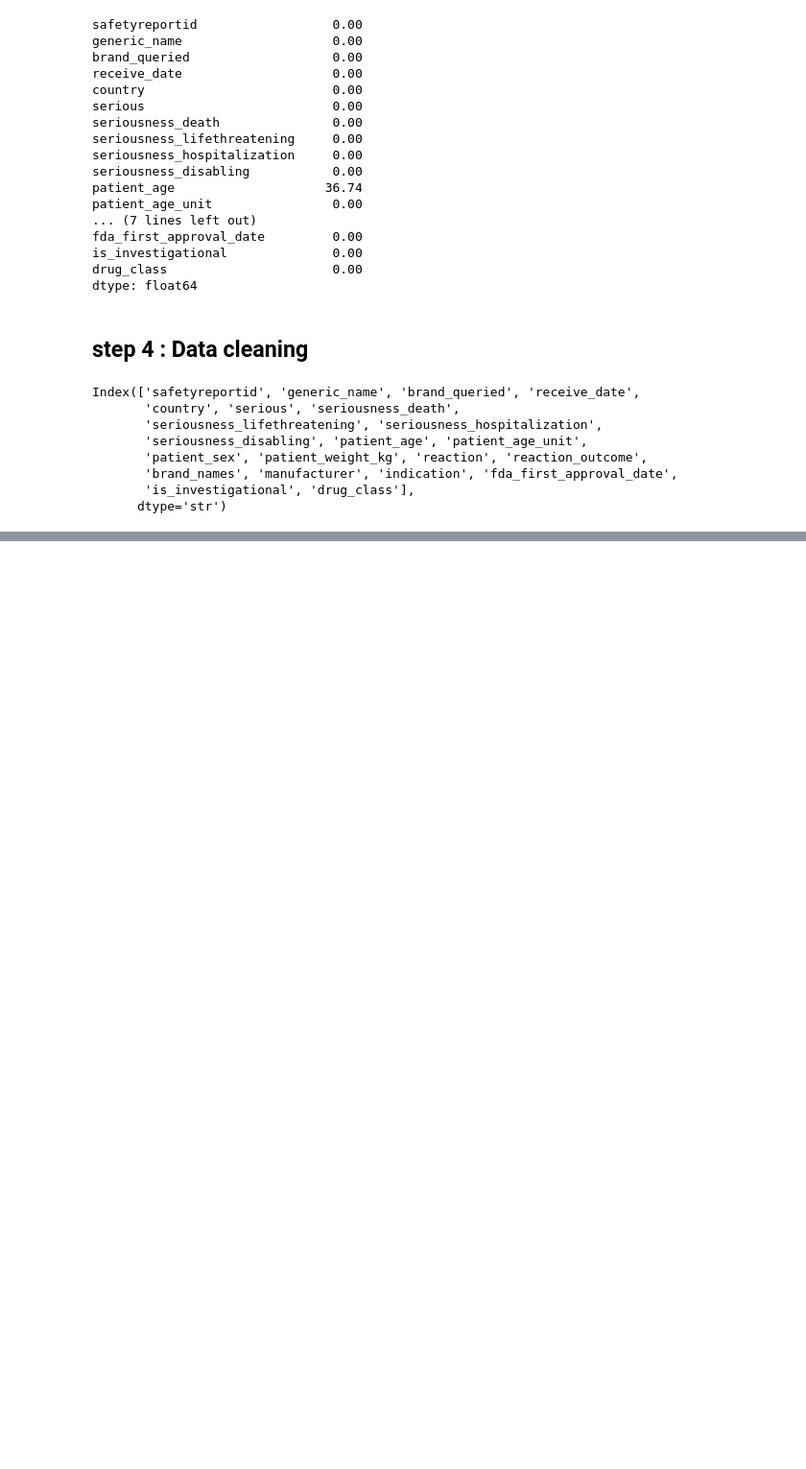
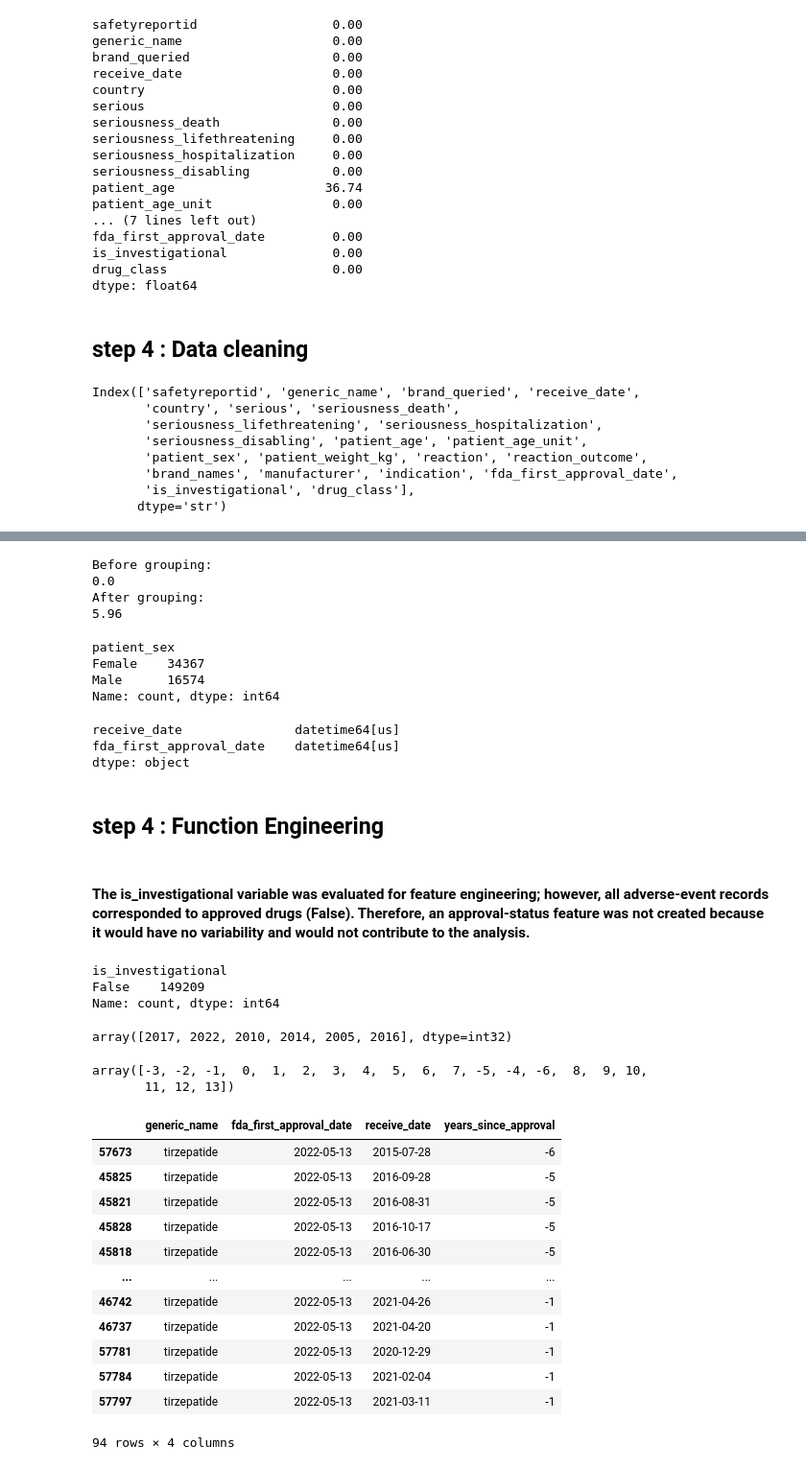
Before and after one commit to Marwa-Alazzawi/Data-analysis-project, a Jupyter notebook: code.ipynb, the cells around one changed output, grey strips where cells are left out. Shown at 96% size. Saved outputs shown, nothing was run; the diff lists cells and outputs as text; code cells hidden in the pictures; blank space fills up the shorter version.

Commit message:
data analysis

```diff
--- a/code.ipynb
+++ b/code.ipynb
@@ -221,0 +339,11 @@ Name: count, dtype: int64
+# %%
+print("Before grouping:")
+print(df["patient_sex"].isna().mean().round(4) * 100)
+
+print("After grouping:")
+print(df_gender["patient_sex"].isna().mean().round(4) * 100)
+# %% [output]
+Before grouping:
+0.0
+After grouping:
+5.96
@@ -221,0 +353,68 @@ Name: count, dtype: int64
+# %%
+df_gender["patient_sex"].value_counts(dropna=False)
+# %% [output]
+patient_sex
+Female    34367
+Male      16574
+Name: count, dtype: int64
+# %%
+#step3 : Change the date to datetime format for the following columns: "receive_date", "fda_first_approva_date"
+
+df["receive_date"] = pd.to_datetime(df["receive_date"])
+df["fda_first_approval_date"] = pd.to_datetime(df["fda_first_approval_date"])
+
+df[["receive_date", "fda_first_approval_date"]].dtypes
+# %% [output]
+receive_date               datetime64[us]
+fda_first_approval_date    datetime64[us]
+dtype: object
+# %% [markdown]
+## step 4 : Function Engineering
+# %% [markdown]
+#### The is_investigational variable was evaluated for feature engineering; however, all adverse-event records corresponded to approved drugs (False). Therefore, an approval-status feature was not created because it would have no variability and would not contribute to the analysis.
+# %%
+df["is_investigational"].value_counts(dropna=False)
+# %% [output]
+is_investigational
+False    149209
+Name: count, dtype: int64
+# %%
+# 1-drop the "is_investigational" column from the dataframe
+df.drop(columns=["is_investigational"], inplace=True)
+# %%
+# 2-Extract the year from the "fda_first_approval_date" column
+
+df["approval_year"] = df["fda_first_approval_date"].dt.year
+
+df["approval_year"].unique()
+# %% [output]
+array([2017, 2022, 2010, 2014, 2005, 2016], dtype=int32)
+# %%
+# 3-Calculate the number of years since approval
+df["years_since_approval"] = (
+    (df["receive_date"] - df["fda_first_approval_date"]).dt.days / 365.25
+).astype(int)
+df["years_since_approval"].unique()
+# %% [output]
+array([-3, -2, -1,  0,  1,  2,  3,  4,  5,  6,  7, -5, -4, -6,  8,  9, 10,
+       11, 12, 13])
+# %%
+# To investegate which drug have report before thier approval date
+
+df[df["years_since_approval"] < 0][
+    ["generic_name", "fda_first_approval_date", "receive_date", "years_since_approval"]
+].drop_duplicates().sort_values("years_since_approval")
+# %% [output]
+|  | generic_name | fda_first_approval_date | receive_date | years_since_approval |
+| 57673 | tirzepatide | 2022-05-13 | 2015-07-28 | -6 |
+| 45825 | tirzepatide | 2022-05-13 | 2016-09-28 | -5 |
+| 45821 | tirzepatide | 2022-05-13 | 2016-08-31 | -5 |
+| 45828 | tirzepatide | 2022-05-13 | 2016-10-17 | -5 |
+| 45818 | tirzepatide | 2022-05-13 | 2016-06-30 | -5 |
+| ... | ... | ... | ... | ... |
+| 46742 | tirzepatide | 2022-05-13 | 2021-04-26 | -1 |
+| 46737 | tirzepatide | 2022-05-13 | 2021-04-20 | -1 |
+| 57781 | tirzepatide | 2022-05-13 | 2020-12-29 | -1 |
+| 57784 | tirzepatide | 2022-05-13 | 2021-02-04 | -1 |
+| 57797 | tirzepatide | 2022-05-13 | 2021-03-11 | -1 |
+94 rows × 4 columns
```
Also changed, not shown: parts of 49 cells of this notebook, 7 other files.
